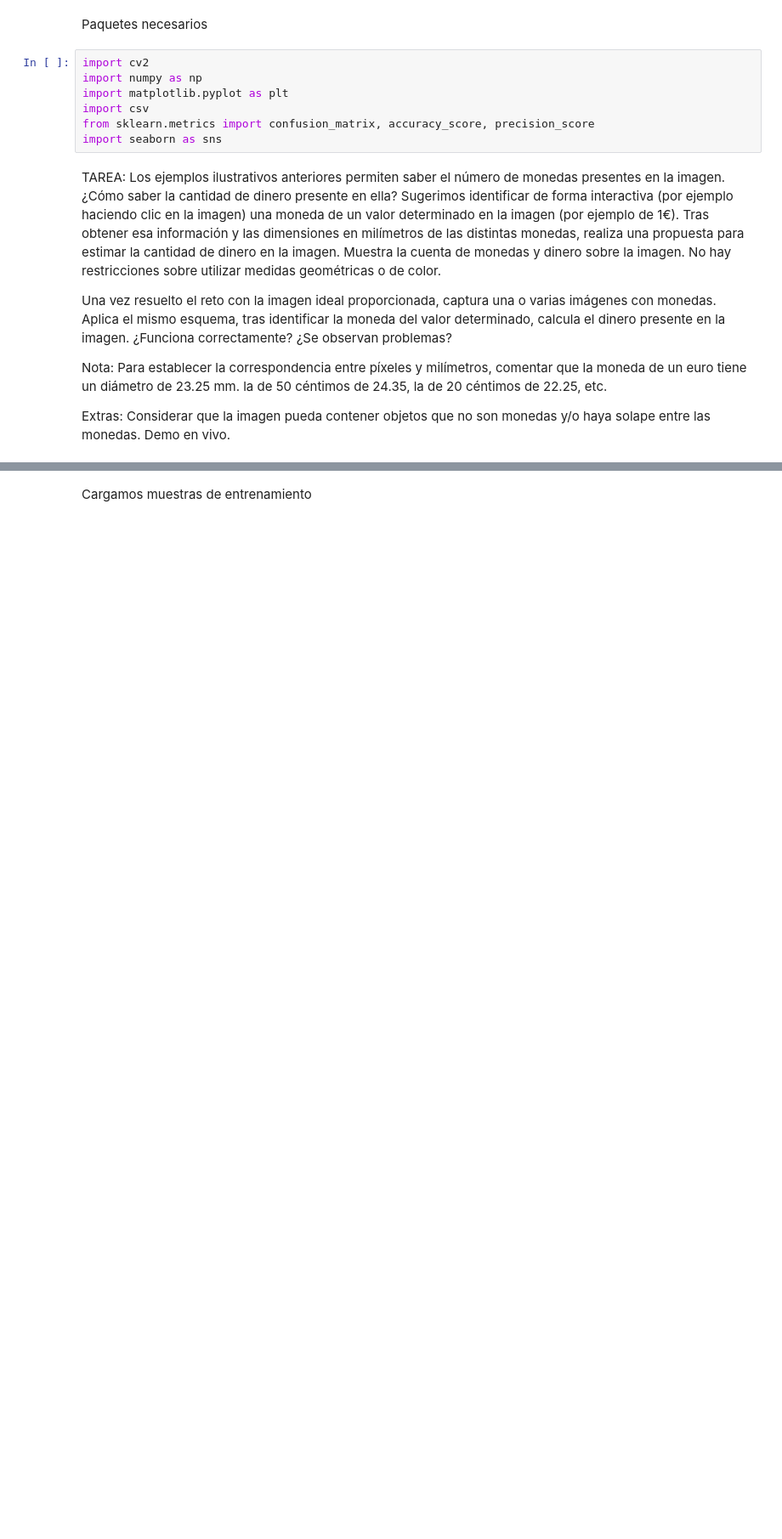
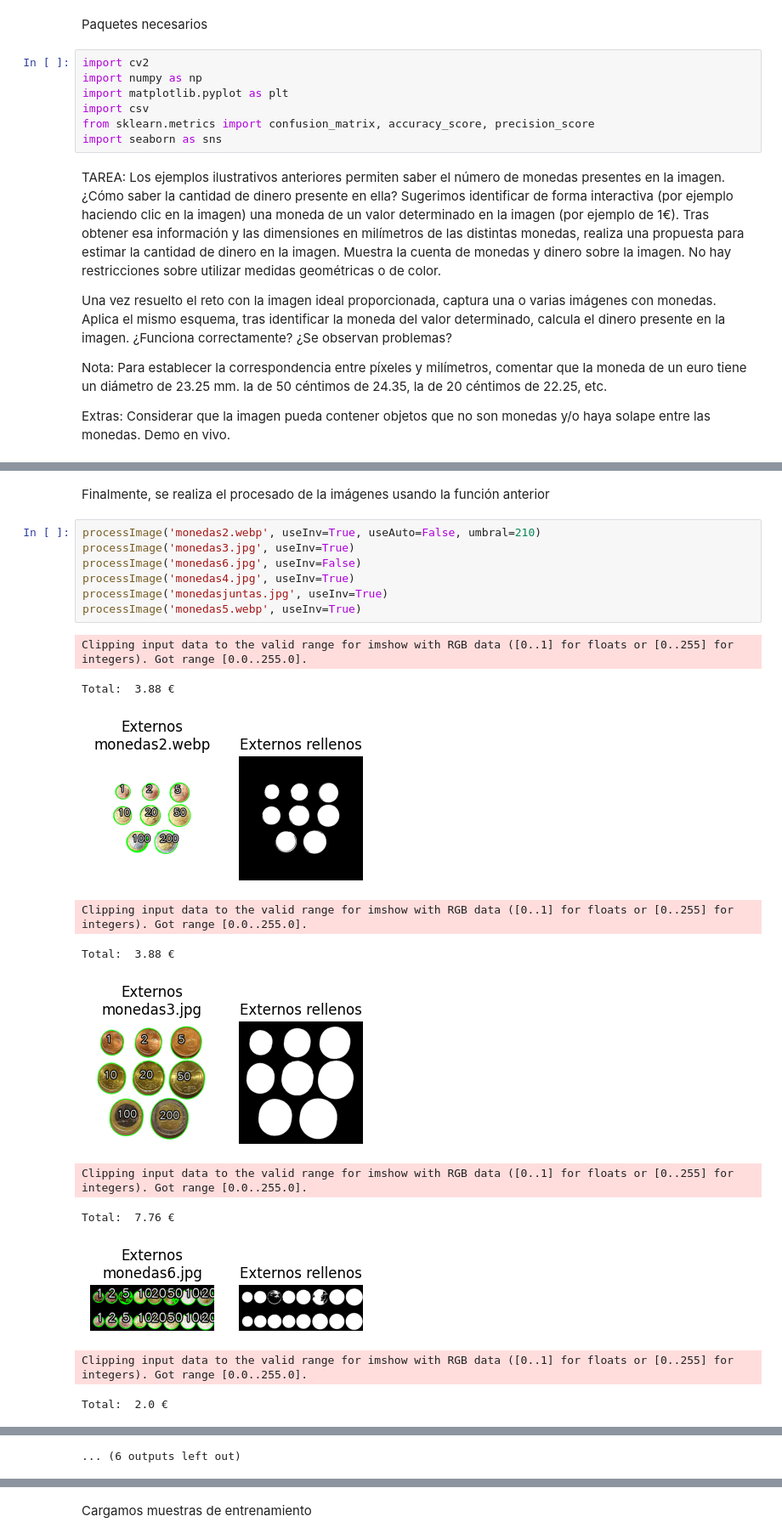
Before and after one commit to ByLucky5/VC_P3, a Jupyter notebook: VC_P3.ipynb, the cells around one changed output, grey strips where cells are left out. Shown at 85% size. Saved outputs shown, nothing was run; the diff lists cells and outputs as text; blank space fills up the shorter version.

```diff
--- a/VC_P3.ipynb
+++ b/VC_P3.ipynb
@@ -17,0 +204,21 @@ Extras: Considerar que la imagen pueda contener objetos que no son monedas y/o h
+# %% [markdown]
+Finalmente, se realiza el procesado de la imágenes usando la función anterior
+# %%
+processImage('monedas2.webp', useInv=True, useAuto=False, umbral=210)
+processImage('monedas3.jpg', useInv=True)
+processImage('monedas6.jpg', useInv=False)
+processImage('monedas4.jpg', useInv=True)
+processImage('monedasjuntas.jpg', useInv=True)
+processImage('monedas5.webp', useInv=True)
+# %% [output]
+Clipping input data to the valid range for imshow with RGB data ([0..1] for floats or [0..255] for integers). Got range [0.0..255.0].
+Total:  3.88 €
+[figure, added]
+Clipping input data to the valid range for imshow with RGB data ([0..1] for floats or [0..255] for integers). Got range [0.0..255.0].
+Total:  3.88 €
+[figure, added]
+Clipping input data to the valid range for imshow with RGB data ([0..1] for floats or [0..255] for integers). Got range [0.0..255.0].
+Total:  7.76 €
+[figure, added]
+Clipping input data to the valid range for imshow with RGB data ([0..1] for floats or [0..255] for integers). Got range [0.0..255.0].
+Total:  2.0 €
@@ -18,2 +226,3 @@ Extras: Considerar que la imagen pueda contener objetos que no son monedas y/o h
+... (6 outputs left out)
 # %%
 # --- Carga imagen ---
```
Also changed, not shown: parts of 6 cells of this notebook, 9 other files.
